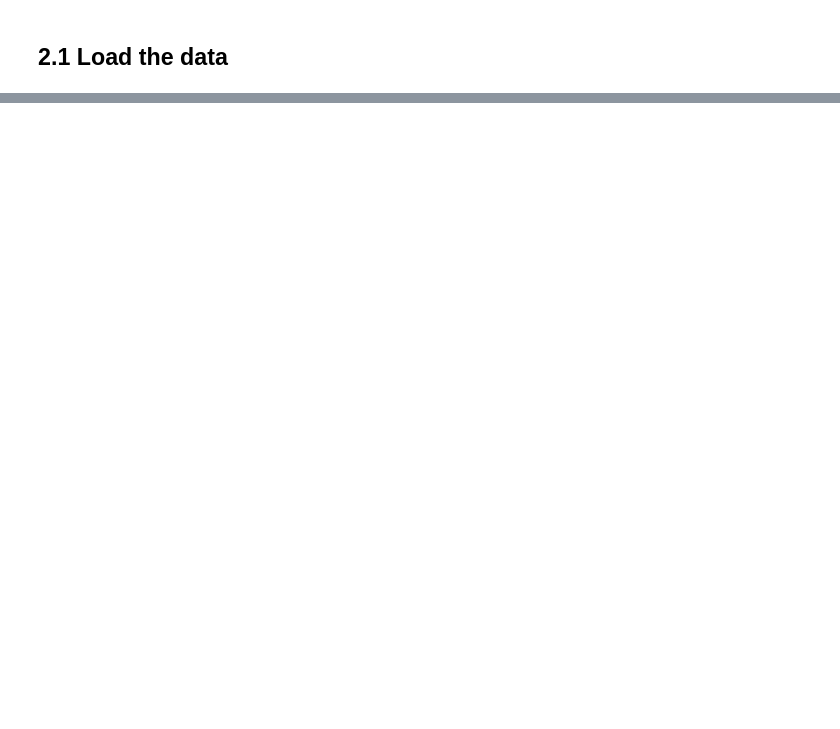
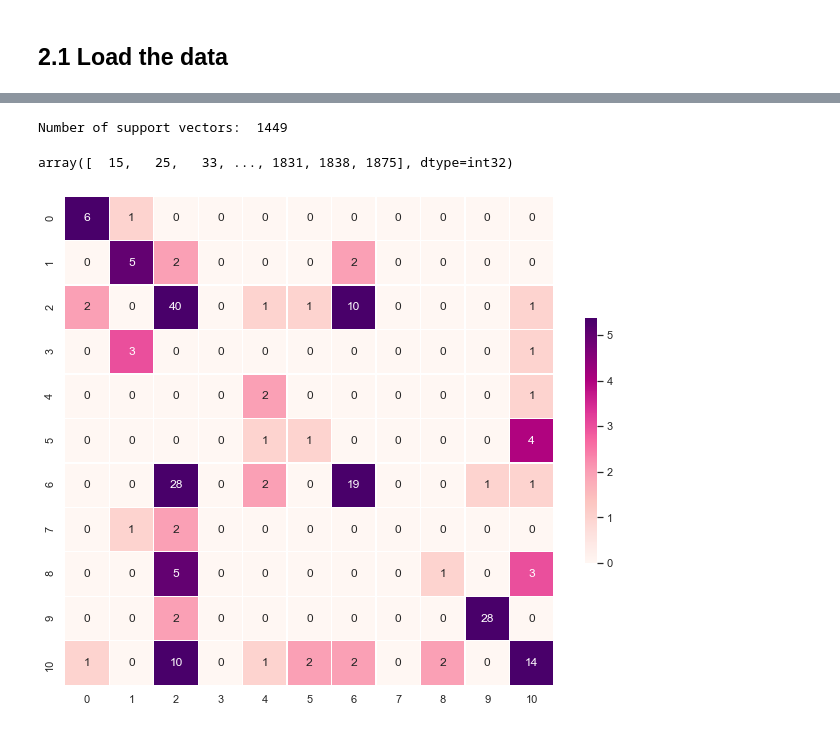
Before and after one commit to digitacs/4dv652-ml, a Jupyter notebook: notebooks/assignment6/AIMO_Score_v12.ipynb, the cells around one changed output, grey strips where cells are left out. Saved outputs shown, nothing was run; the diff lists cells and outputs as text; code cells hidden in the pictures; blank space fills up the shorter version.

```diff
--- a/notebooks/assignment6/AIMO_Score_v12.ipynb
+++ b/notebooks/assignment6/AIMO_Score_v12.ipynb
@@ -1439,0 +214,14 @@ plt.show()
+# %%
+from sklearn.model_selection import GridSearchCV
+
+params = {
+    'C': [0.001, 0.01, 0.1, 1, 5, 10, 25, 50]
+}
+
+# 10-fold cross validation (cv=10)
+cv_svm_linear_first = GridSearchCV(SVC(kernel='linear'), params, cv=10)
+cv_svm_linear_first.fit(X_train, y_train)
+
+print(cv_svm_linear_first.best_params_)
+c = cv_svm_linear_first.best_params_['C']
+pd.DataFrame(cv_svm_linear_first.cv_results_)
@@ -1439,0 +239,14 @@ plt.show()
+# %%
+# Testing a more narrow range
+
+params = {
+    'C': [c - 1, c - 0.5, c, c + 0.5, c + 1]
+}
+
+# 10-fold cross validation (cv=10)
+cv_svm_linear_second = GridSearchCV(SVC(kernel='linear'), params, cv=10)
+cv_svm_linear_second.fit(X_train, y_train)
+
+print(cv_svm_linear_second.best_params_)
+c = cv_svm_linear_second.best_params_['C']
+pd.DataFrame(cv_svm_linear_second.cv_results_)
@@ -1439,0 +261,19 @@ plt.show()
+# %%
+svm_linear = SVC(C=c, kernel='linear')
+svm_linear.fit(X_train, y_train)
+
+print('Number of support vectors: ', svm_linear.support_.size)
+svm_linear.support_
+# %% [output]
+Number of support vectors:  1449
+array([  15,   25,   33, ..., 1831, 1838, 1875], dtype=int32)
+# %%
+y_pred_svm_linear = svm_linear.predict(X_test)
+
+confusion_matrix_svm_linear = pd.DataFrame(
+    confusion_matrix(y_test, y_pred_svm_linear))
+
+pivot = np.mean(confusion_matrix_svm_linear.max()/2)
+heatMap(confusion_matrix_svm_linear,max=pivot,min=0)
+# %% [output]
+[figure, added]
```
Also changed, not shown: parts of 149 cells of this notebook, 2 other files.
